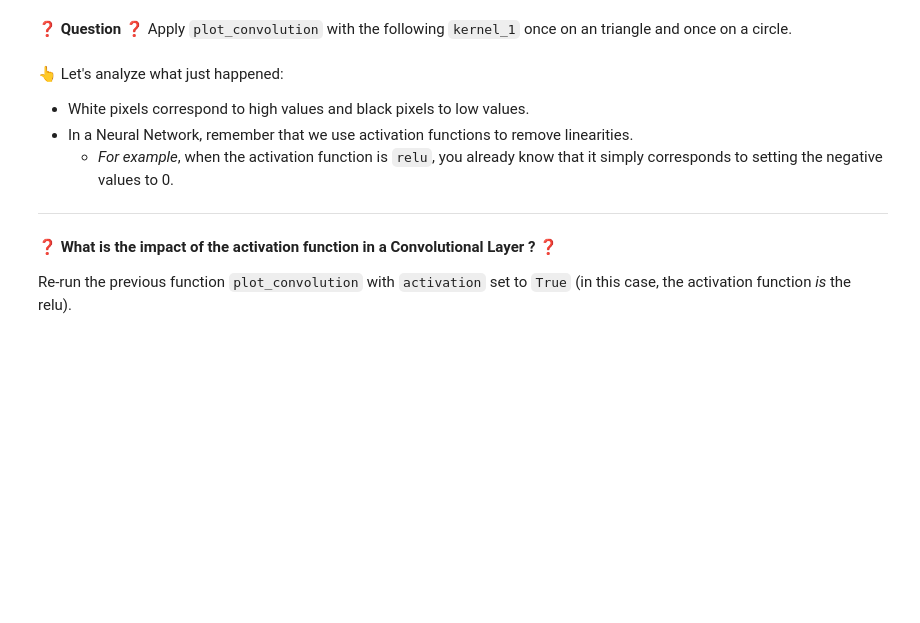
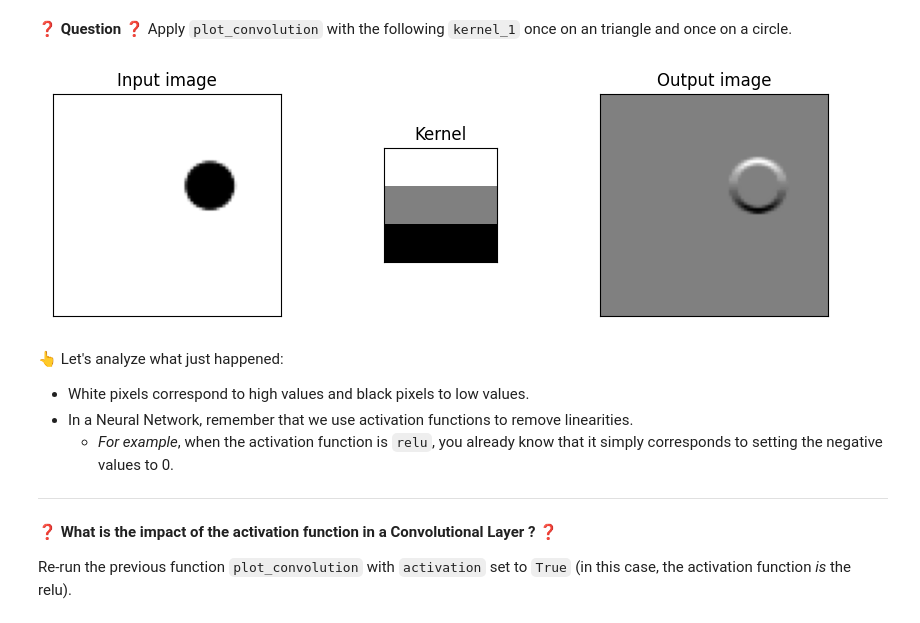
Before and after one commit to Dimasaur/data-intuition-on-convolutions, a Jupyter notebook: intuitions_on_convolutions.ipynb, the cells around one changed output. Cells and saved outputs as stored; diff of their text form; code cells hidden in the pictures; blank space fills up the shorter version.

```diff
--- a/intuitions_on_convolutions.ipynb
+++ b/intuitions_on_convolutions.ipynb
@@ -222,3 +267,7 @@ kernel_1 = [
+# %%
+plot_convolution(input_image,kernel_1,activation=False)
+# %% [output]
+[figure, added]
 # %% [markdown]
 👆 Let's analyze what just happened:
 
```
Also changed, not shown: parts of 63 cells of this notebook.
